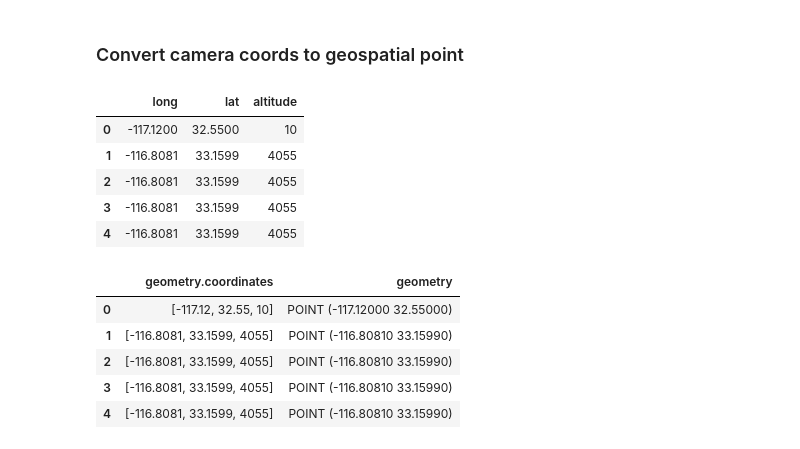
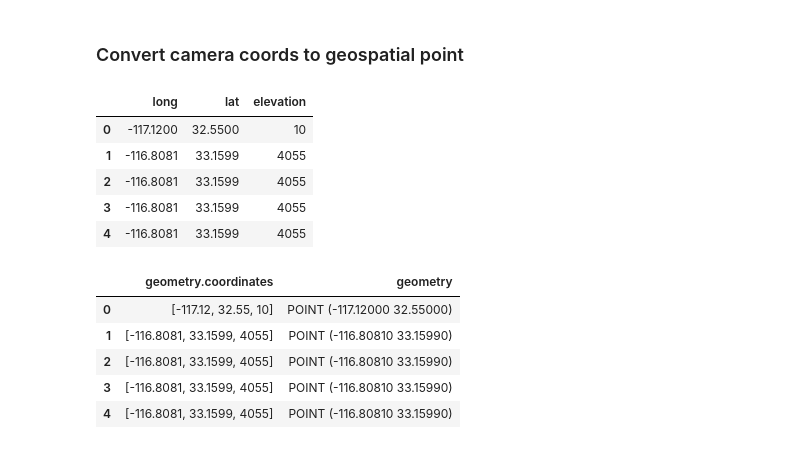
Before and after one commit to shaneluna/smokeynet-engineering, a Jupyter notebook: notebooks/weather/weather_process.ipynb, the cells around one changed output. Cells and saved outputs as stored; diff of their text form; code cells hidden in the pictures.

```diff
--- a/notebooks/weather/weather_process.ipynb
+++ b/notebooks/weather/weather_process.ipynb
@@ -171,17 +131,17 @@ print(hpwren_cameras_metadata_df.shape)
 # %%
 # set geometry.coordinates to list instead of string
 hpwren_cameras_metadata_df["geometry.coordinates"] = hpwren_cameras_metadata_df[
     "geometry.coordinates"
 ].apply(lambda x: literal_eval(str(x)))
 
 # split new list of coordinates into temp df with column for lat, long, altitude (row order retained)
 temp_coords_df = pd.DataFrame(
     hpwren_cameras_metadata_df["geometry.coordinates"].tolist(),
-    columns=["long", "lat", "altitude"],
+    columns=["long", "lat", "elevation"],
 )
 temp_coords_df.head()
 # %% [output]
-|  | long | lat | altitude |
+|  | long | lat | elevation |
 | 0 | -117.1200 | 32.5500 | 10 |
 | 1 | -116.8081 | 33.1599 | 4055 |
 | 2 | -116.8081 | 33.1599 | 4055 |
```
Also changed, not shown: parts of 46 cells of this notebook, 5 other files.
